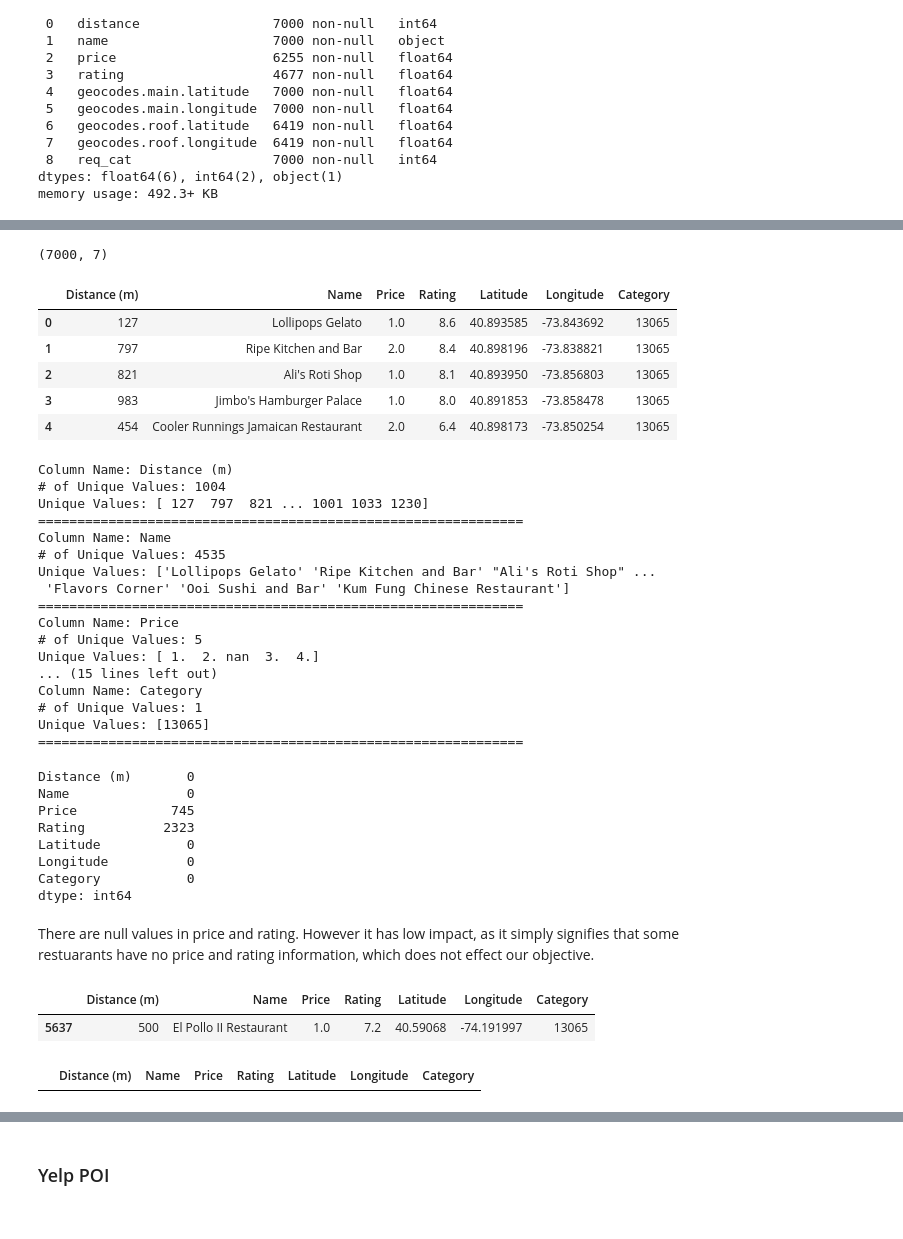
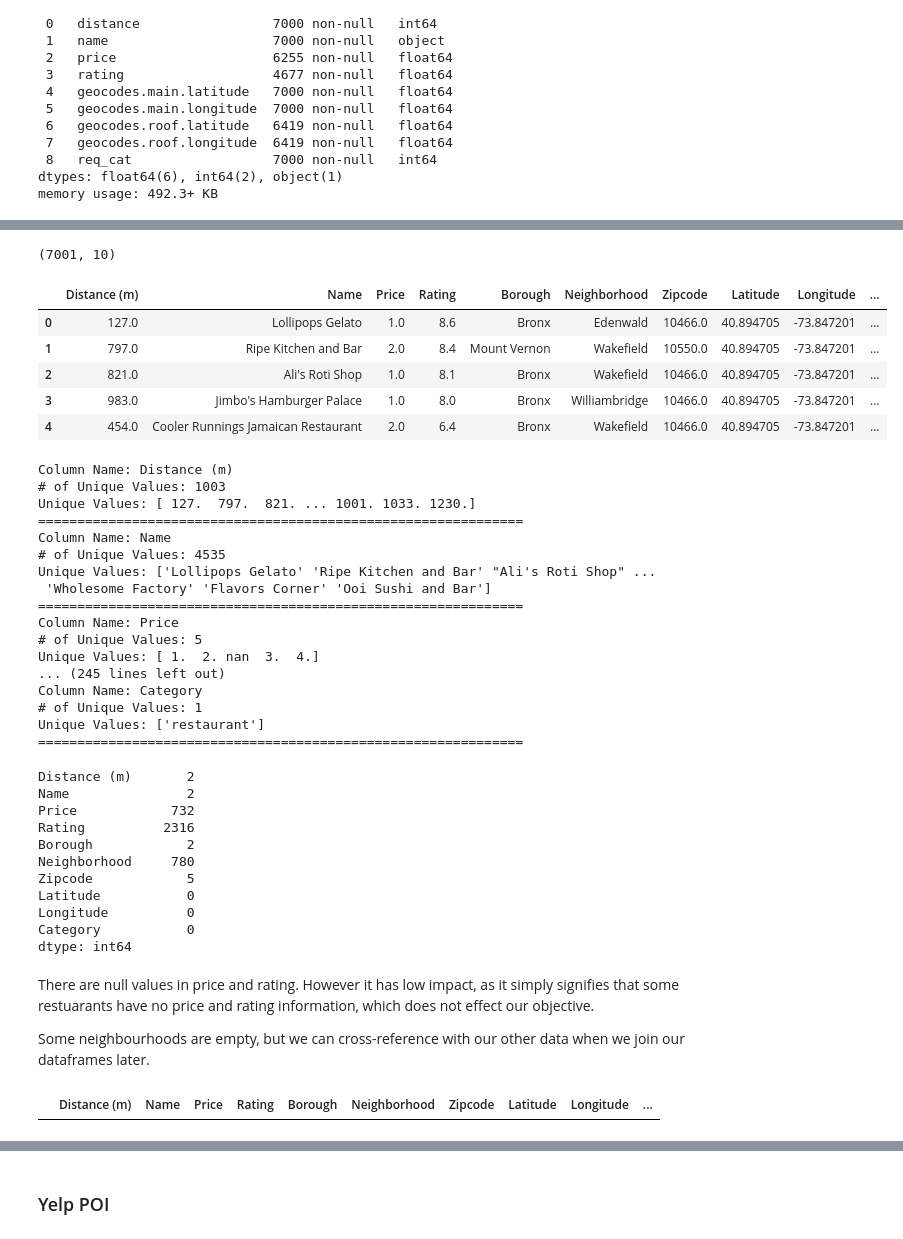
Before and after one commit to annleystanley/Midterm-Project, a Jupyter notebook: api_data_cleaning.ipynb, the cells around one changed output, grey strips where cells are left out. Saved outputs shown, nothing was run; the diff lists cells and outputs as text; code cells hidden in the pictures.

```diff
--- a/api_data_cleaning.ipynb
+++ b/api_data_cleaning.ipynb
@@ -37,6 +37,6 @@ dtypes: float64(6), int64(2), object(1)
 memory usage: 492.3+ KB
 # %%
 # Drop irrelevant or repetitive columns
-fsq_poi.drop(columns=['geocodes.roof.latitude', 'geocodes.roof.longitude'], inplace=True)
+fsq_poi.drop(columns=['geocodes.roof.latitude', 'geocodes.roof.longitude','geocodes.main.latitude','geocodes.main.longitude'], inplace=True)
 fsq_poi.head()
 # %% [output]
@@ -48,0 +49,4 @@ fsq_poi.head()
+# %%
+# removing brackets and quotations from neighbourhood info
+fsq_poi['location.neighborhood'] = fsq_poi['location.neighborhood'].str.strip('[\'')
+fsq_poi['location.neighborhood'] = fsq_poi['location.neighborhood'].str.strip(']\'')
@@ -49,16 +55,16 @@ fsq_poi.head()
 # %%
 # Rename columns for better interpretability
-fsq_poi.columns = ['Distance (m)','Name','Price','Rating','Latitude','Longitude','Category']
+fsq_poi.columns = ['Distance (m)','Name','Price','Rating','Borough','Neighborhood','Zipcode','Latitude','Longitude','Category']
 print(fsq_poi.shape)
 fsq_poi.head()
 # %% [output]
-(7000, 7)
+(7001, 10)
-|  | Distance (m) | Name | Price | Rating | Latitude | Longitude | Category |
-| 0 | 127 | Lollipops Gelato | 1.0 | 8.6 | 40.893585 | -73.843692 | 13065 |
-| 1 | 797 | Ripe Kitchen and Bar | 2.0 | 8.4 | 40.898196 | -73.838821 | 13065 |
-| 2 | 821 | Ali's Roti Shop | 1.0 | 8.1 | 40.893950 | -73.856803 | 13065 |
-| 3 | 983 | Jimbo's Hamburger Palace | 1.0 | 8.0 | 40.891853 | -73.858478 | 13065 |
-| 4 | 454 | Cooler Runnings Jamaican Restaurant | 2.0 | 6.4 | 40.898173 | -73.850254 | 13065 |
+|  | Distance (m) | Name | Price | Rating | Borough | Neighborhood | Zipcode | Latitude | Longitude | ... |
+| 0 | 127.0 | Lollipops Gelato | 1.0 | 8.6 | Bronx | Edenwald | 10466.0 | 40.894705 | -73.847201 | ... |
+| 1 | 797.0 | Ripe Kitchen and Bar | 2.0 | 8.4 | Mount Vernon | Wakefield | 10550.0 | 40.894705 | -73.847201 | ... |
+| 2 | 821.0 | Ali's Roti Shop | 1.0 | 8.1 | Bronx | Wakefield | 10466.0 | 40.894705 | -73.847201 | ... |
+| 3 | 983.0 | Jimbo's Hamburger Palace | 1.0 | 8.0 | Bronx | Williambridge | 10466.0 | 40.894705 | -73.847201 | ... |
+| 4 | 454.0 | Cooler Runnings Jamaican Restaurant | 2.0 | 6.4 | Bronx | Wakefield | 10466.0 | 40.894705 | -73.847201 | ... |
 # %%
 # Check for unique values
 
@@ -73,47 +79,43 @@ def unique_values(df):
 unique_values(fsq_poi)
 # %% [output]
 Column Name: Distance (m)
-# of Unique Values: 1004
-Unique Values: [ 127  797  821 ... 1001 1033 1230]
+# of Unique Values: 1003
+Unique Values: [ 127.  797.  821. ... 1001. 1033. 1230.]
 ==============================================================
 Column Name: Name
 # of Unique Values: 4535
 Unique Values: ['Lollipops Gelato' 'Ripe Kitchen and Bar' "Ali's Roti Shop" ...
- 'Flavors Corner' 'Ooi Sushi and Bar' 'Kum Fung Chinese Restaurant']
+ 'Wholesome Factory' 'Flavors Corner' 'Ooi Sushi and Bar']
 ==============================================================
 Column Name: Price
 # of Unique Values: 5
 Unique Values: [ 1.  2. nan  3.  4.]
-... (15 lines left out)
+... (245 lines left out)
 Column Name: Category
 # of Unique Values: 1
-Unique Values: [13065]
+Unique Values: ['restaurant']
 ==============================================================
 # %%
 # Check for null values
 fsq_poi.isnull().sum()
 # %% [output]
-Distance (m)       0
-Name               0
-Price            745
-Rating          2323
+Distance (m)       2
+Name               2
+Price            732
+Rating          2316
+Borough            2
+Neighborhood     780
+Zipcode            5
 Latitude           0
 Longitude          0
 Category           0
 dtype: int64
 # %% [markdown]
 There are null values in price and rating. However it has low impact, as it simply signifies that some restuarants have no price and rating information, which does not effect our objective.
+
+Some neighbourhoods are empty, but we can cross-reference with our other data when we join our dataframes later.
 # %%
 # Check for duplicate rows
 fsq_poi[fsq_poi.duplicated()]
 # %% [output]
-|  | Distance (m) | Name | Price | Rating | Latitude | Longitude | Category |
-| 5637 | 500 | El Pollo II Restaurant | 1.0 | 7.2 | 40.59068 | -74.191997 | 13065 |
+|  | Distance (m) | Name | Price | Rating | Borough | Neighborhood | Zipcode | Latitude | Longitude | ... |
-# %%
-# 1 duplicate row found, remove from DataFrame
-fsq_poi = fsq_poi.drop([5637])
-
-# Confirm removal
-fsq_poi[fsq_poi.duplicated()]
-# %% [output]
-|  | Distance (m) | Name | Price | Rating | Latitude | Longitude | Category |
```
Also changed, not shown: parts of 102 cells of this notebook, 22 other files.
